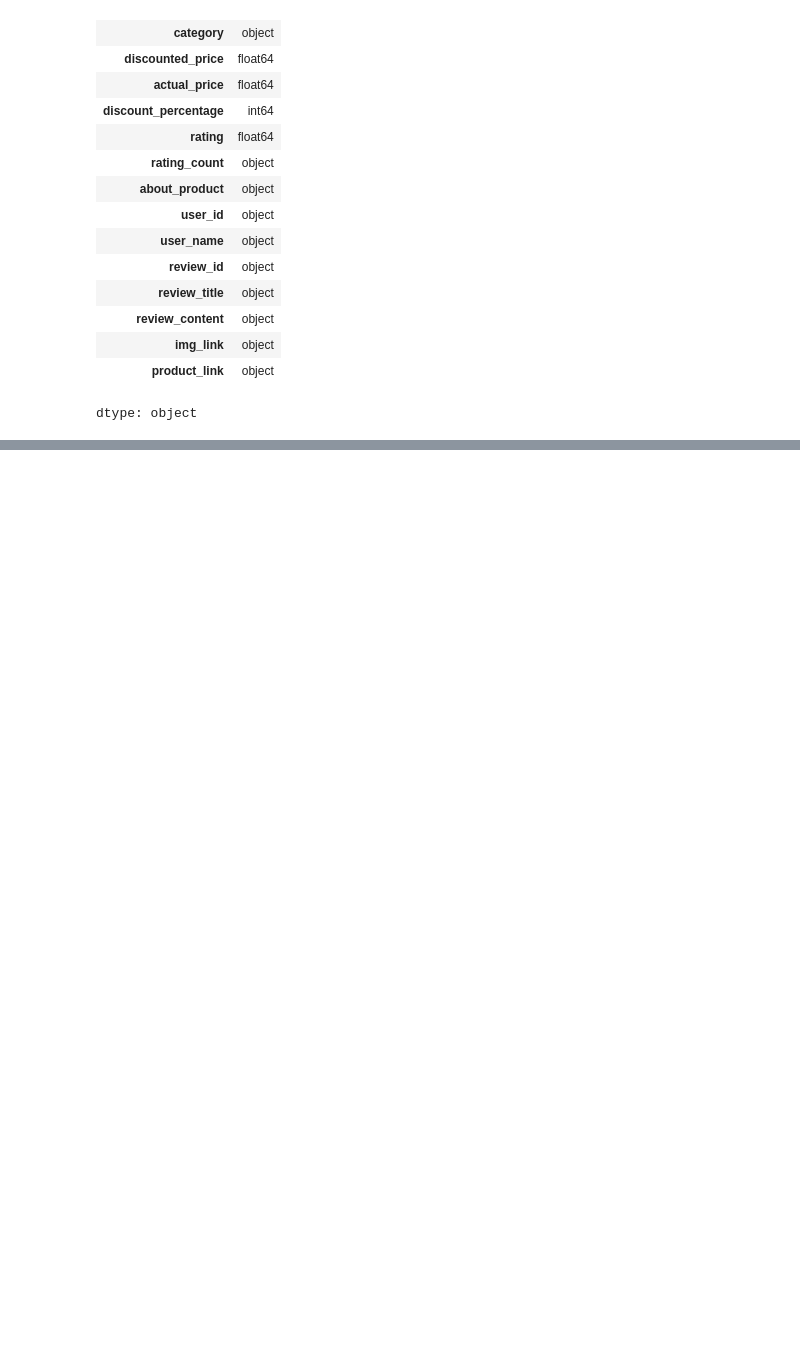
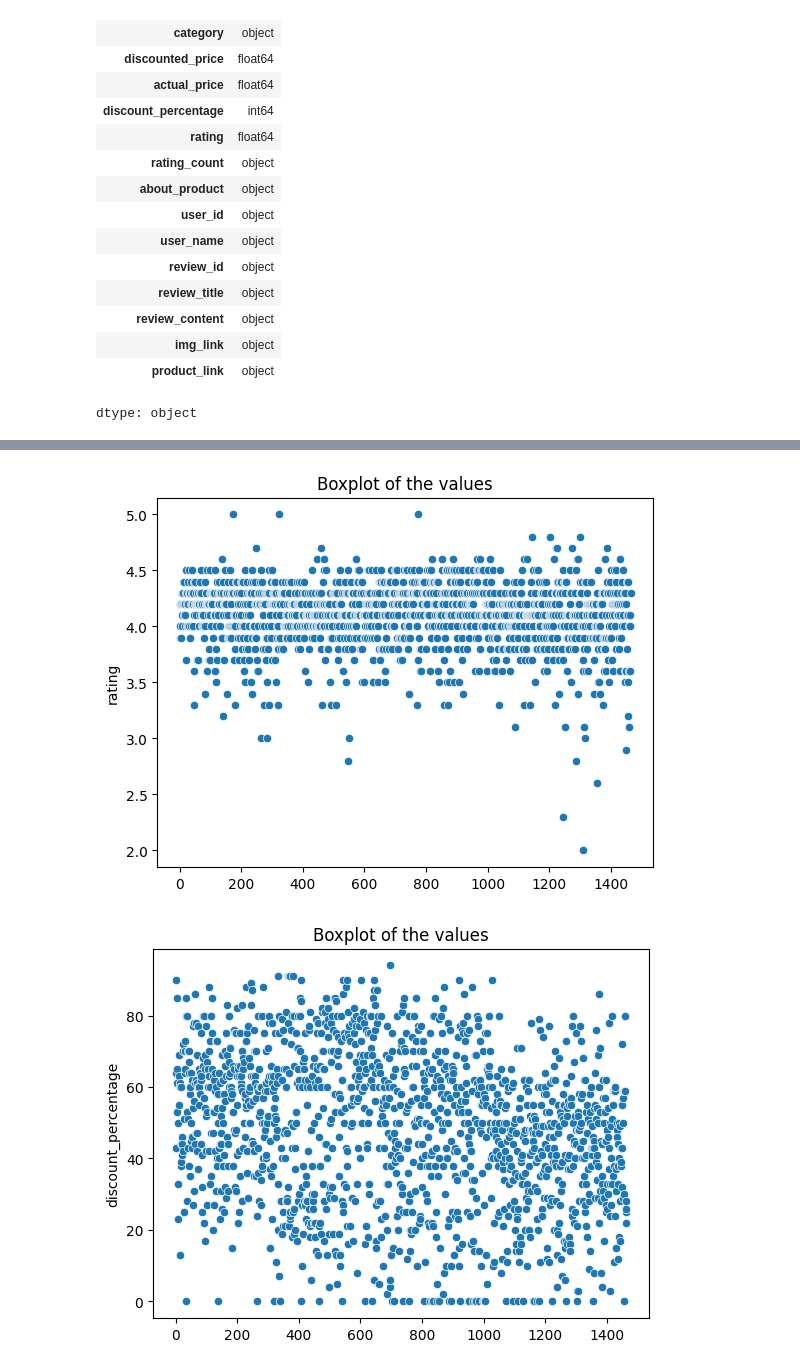
Before and after one commit to Harin22/data-wrangling-visualization, a Jupyter notebook: Data_preprocessing_(in_depth).ipynb, the cells around one changed output, grey strips where cells are left out. Saved outputs shown, nothing was run; the diff lists cells and outputs as text; code cells hidden in the pictures; blank space fills up the shorter version.

```diff
--- a/Data_preprocessing_(in_depth).ipynb
+++ b/Data_preprocessing_(in_depth).ipynb
@@ -96,0 +170,8 @@ dtype: object
+# %%
+for v in values: #also we can checkl scatter plot
+  sns.scatterplot(df[v])
+  plt.title("Boxplot of the values")
+  plt.show()
+# %% [output]
+[figure, added]
+[figure, added]
```
Also changed, not shown: parts of 5 cells of this notebook.
